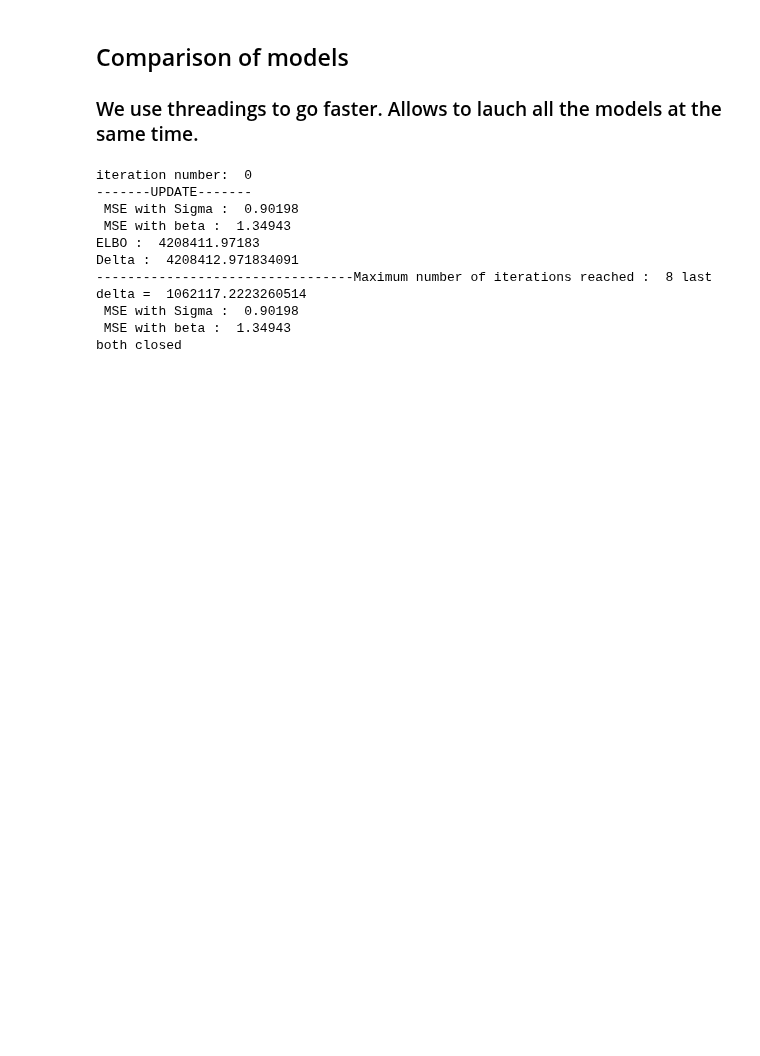
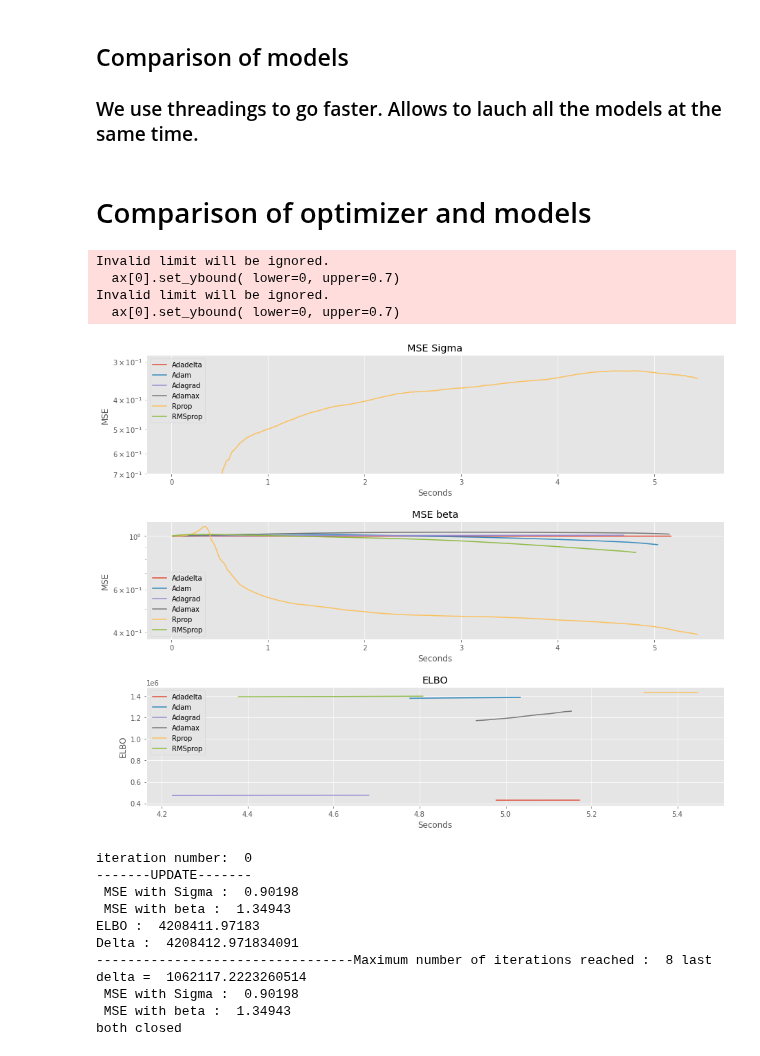
Before and after one commit to PLN-team/pyPLNmodels, a Jupyter notebook: PLN_full_param.ipynb, the cells around one changed output. Drawn from its saved outputs; the diff is of its cells as text; code cells hidden in the pictures; blank space fills up the shorter version.

```diff
--- a/PLN_full_param.ipynb
+++ b/PLN_full_param.ipynb
@@ -814,10 +789,10 @@ def launch_optimizers(dict_optimizers,N_iter, lr):
     Nb_each_iter = 20
     for name, optimizer in dict_optimizers.items():
         model = PLN_full(C_init, beta_init, M_init, S_init, class_optimizer = optimizer)
-        #t = threading.Thread(target =model.full_grad_ascent_PCA,
-        #      args = [data, N_iter          ,lr     , False] )
         t = threading.Thread(target =model.full_grad_ascent_PCA,
-              args = [data, N_iter           ,Nb_each_iter      , lr,  0.01 , False] )
+              args = [data, N_iter          ,lr     , False] )
+        #t = threading.Thread(target =model.VEM_both_closed,
+        #      args = [data, N_iter           ,Nb_each_iter      , lr,  0.01 , False] )
         t.start()
         ts.append(t)
         models.append(model)
@@ -1087,3 +1045,5 @@ compare_models({'both_closed': model_VEM},None,save = False)
 ## Comparison of models
 
 ### We use threadings to go faster.  Allows to lauch all the models at the same time.
+# %% [markdown]
+# Comparison of optimizer and models
@@ -1090,3 +1057,13 @@ compare_models({'both_closed': model_VEM},None,save = False)
+# %%
+dict_model_optim = launch_optimizers(dict_optimizers,500,0.001)
+# %%
+compare_models(dict_model_optim,'', percentage_kept=0.1)
+# %% [output]
+Invalid limit will be ignored.
+  ax[0].set_ybound( lower=0, upper=0.7)
+Invalid limit will be ignored.
+  ax[0].set_ybound( lower=0, upper=0.7)
+[figure, added]
 # %%
 #dict_models_adadelta = launch_models(torch.optim.Adadelta)
 dict_models_Rprop = launch_models(torch.optim.Rprop,N_iter = 20, lr = 0.003)
```
Also changed, not shown: parts of 16 cells of this notebook, 4 other files.
